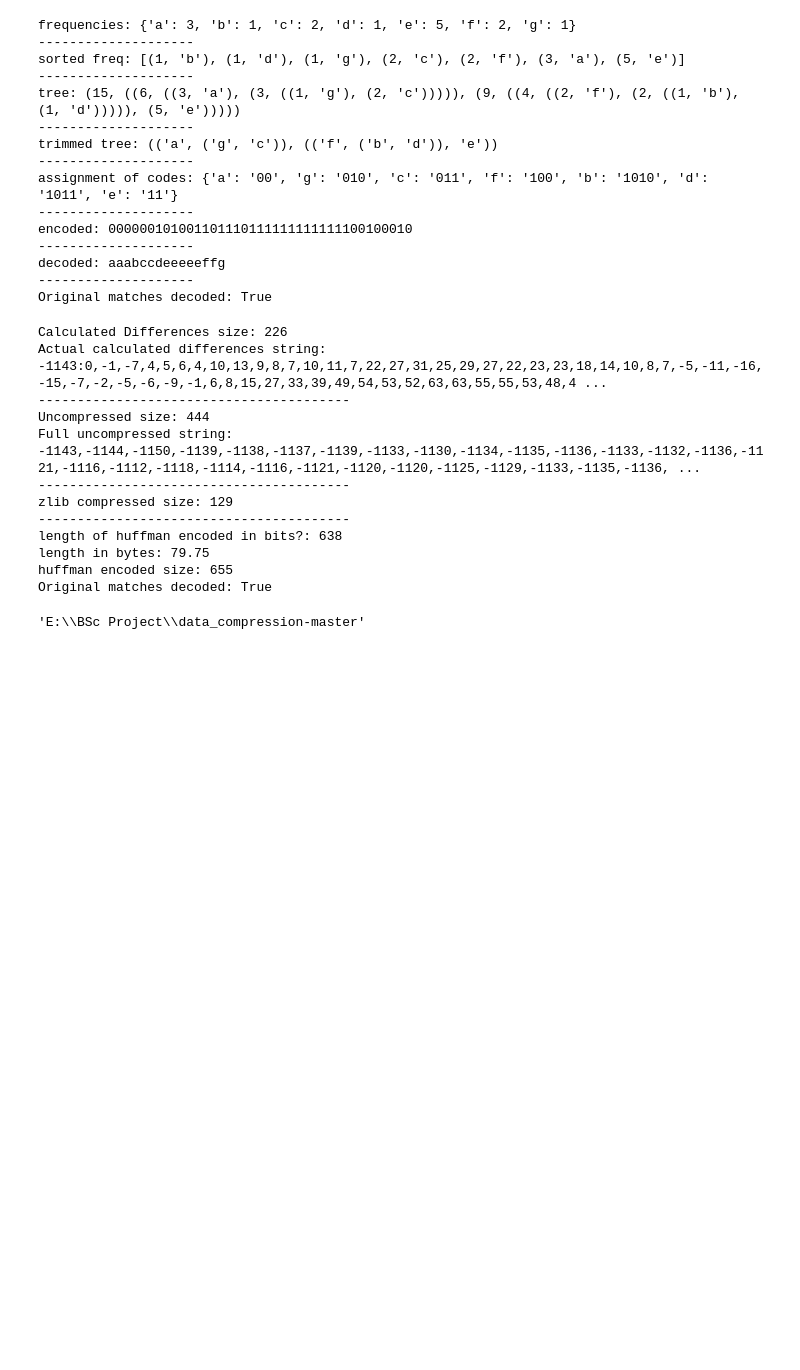
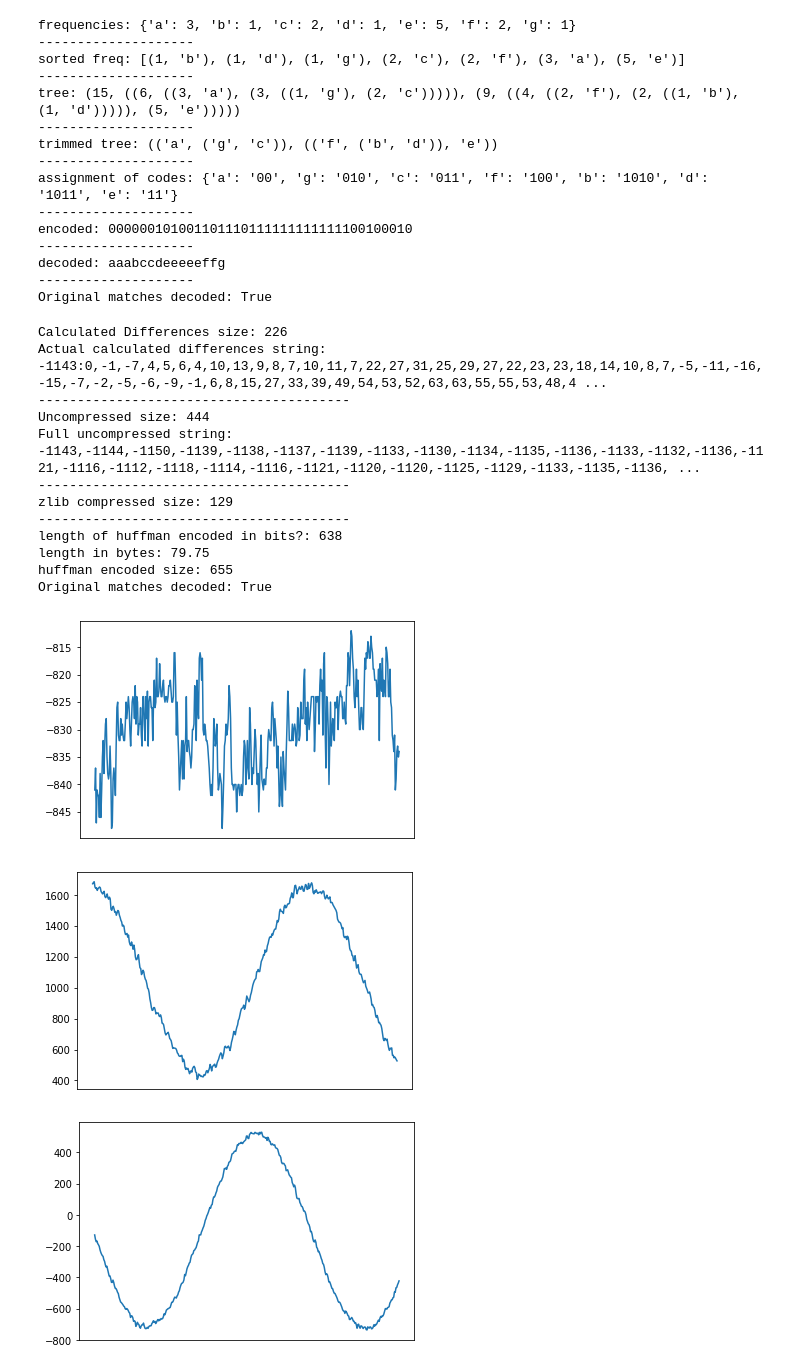
Before and after one commit to parth2480/data_compression, a Jupyter notebook: more_trials.ipynb, the cells around one changed output. Saved outputs shown, nothing was run; the diff lists cells and outputs as text; code cells hidden in the pictures; blank space fills up the shorter version.

```diff
--- a/more_trials.ipynb
+++ b/more_trials.ipynb
@@ -440,7 +440,21 @@ length of huffman encoded in bits?: 638
 length in bytes: 79.75
 huffman encoded size: 655
 Original matches decoded: True
-# %%
-os.getcwd()
-# %% [output]
-'E:\\BSc Project\\data_compression-master'
+# %%
+rand_start = random.randint(0, 650000)
+df_part = data_df[rand_start: rand_start+400]
+plt.plot(df_part['Time'], df_part['X'])
+plt.xticks([])
+plt.show()
+
+plt.plot(df_part['Time'], df_part['Y'])
+plt.xticks([])
+plt.show()
+
+plt.plot(df_part['Time'], df_part['Z'])
+plt.xticks([])
+plt.show()
+# %% [output]
+[figure, added]
+[figure, added]
+[figure, added]
```
